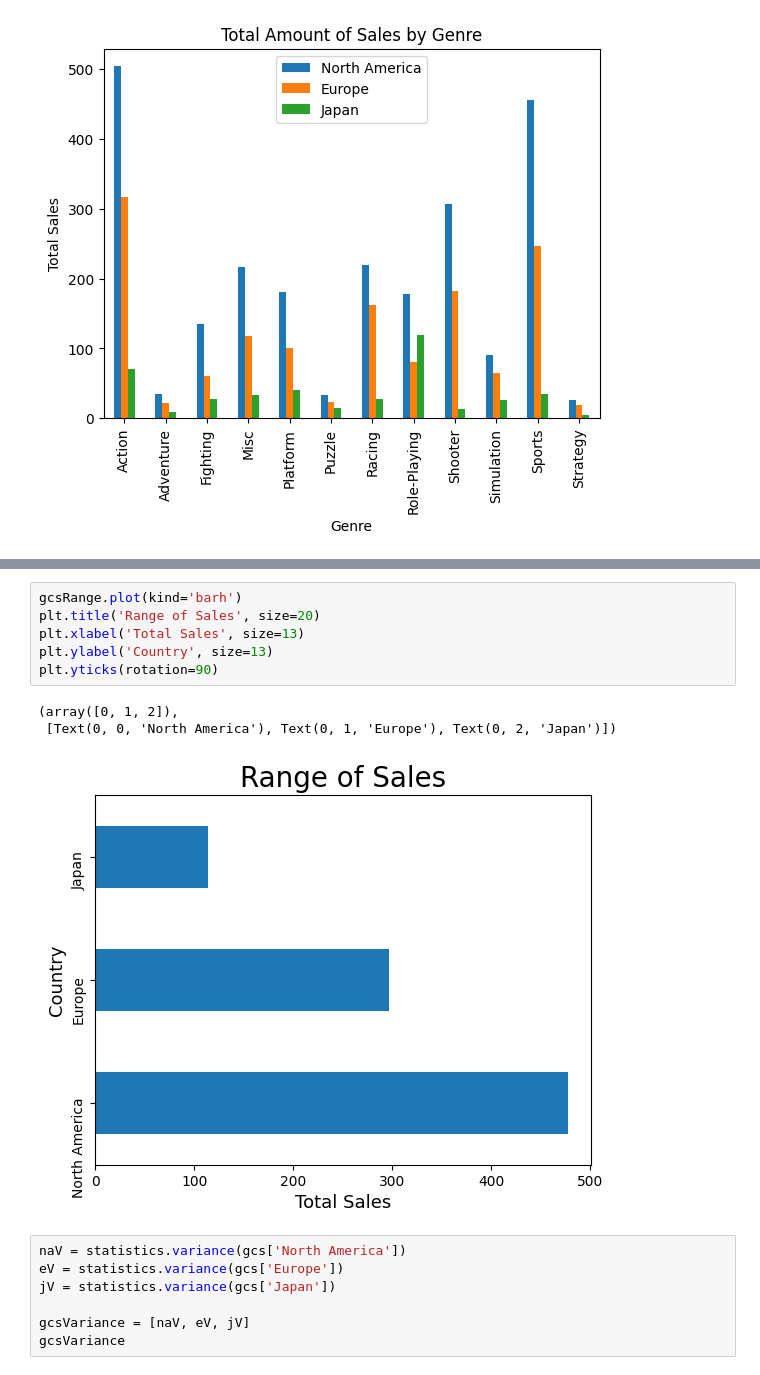
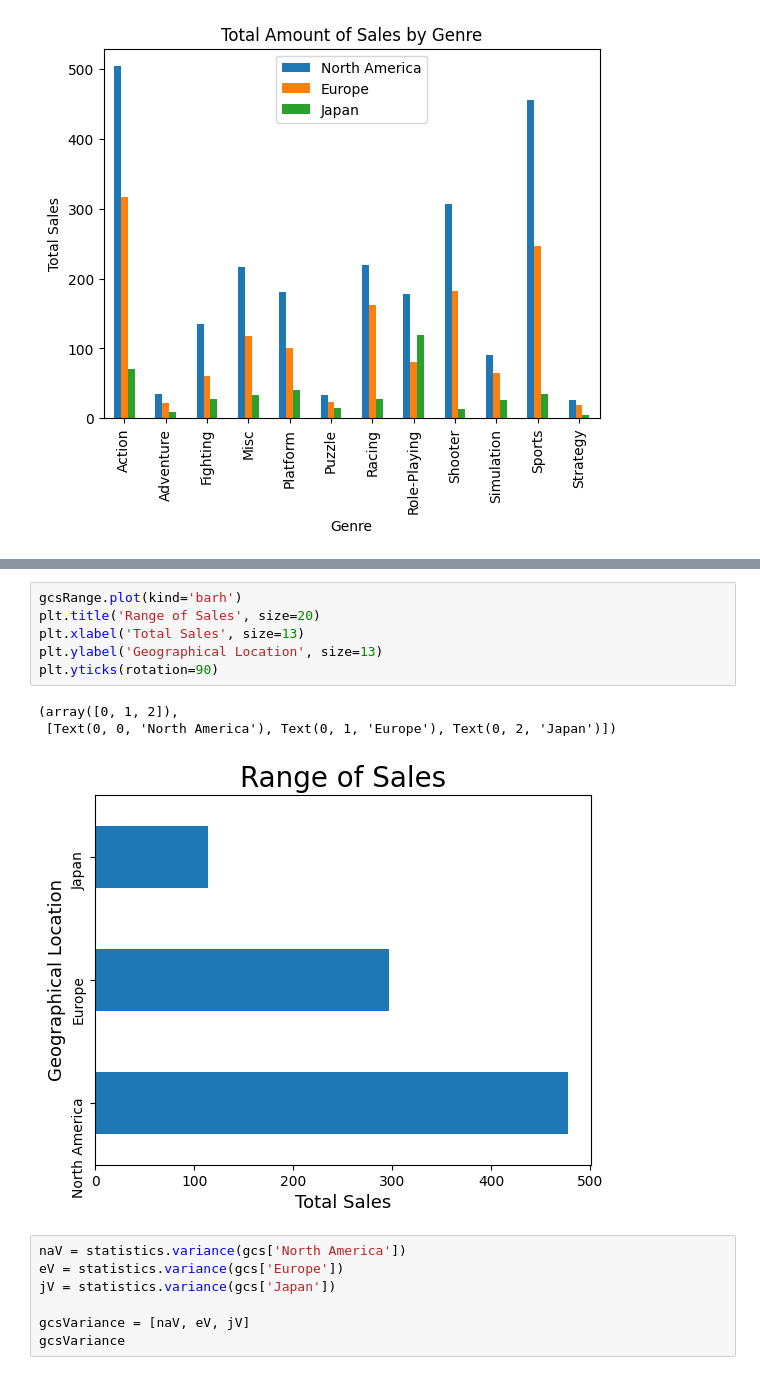
Before and after one commit to tangiambe/Data_Analytics_Project, a Jupyter notebook: genre_country_sales.ipynb, the cells around one changed output, grey strips where cells are left out. Cells and saved outputs as stored; diff of their text form.

```diff
--- a/genre_country_sales.ipynb
+++ b/genre_country_sales.ipynb
@@ -115,13 +115,13 @@ dtype: float64
 # %%
 gcsRange.plot(kind='barh')
 plt.title('Range of Sales', size=20)
 plt.xlabel('Total Sales', size=13)
-plt.ylabel('Country', size=13)
+plt.ylabel('Geographical Location', size=13)
 plt.yticks(rotation=90)
 # %% [output]
 (array([0, 1, 2]),
  [Text(0, 0, 'North America'), Text(0, 1, 'Europe'), Text(0, 2, 'Japan')])
-[figure, old version]
+[figure, new version]
 # %%
 naV = statistics.variance(gcs['North America'])
 eV = statistics.variance(gcs['Europe'])
```
Also changed, not shown: parts of 5 cells of this notebook.
